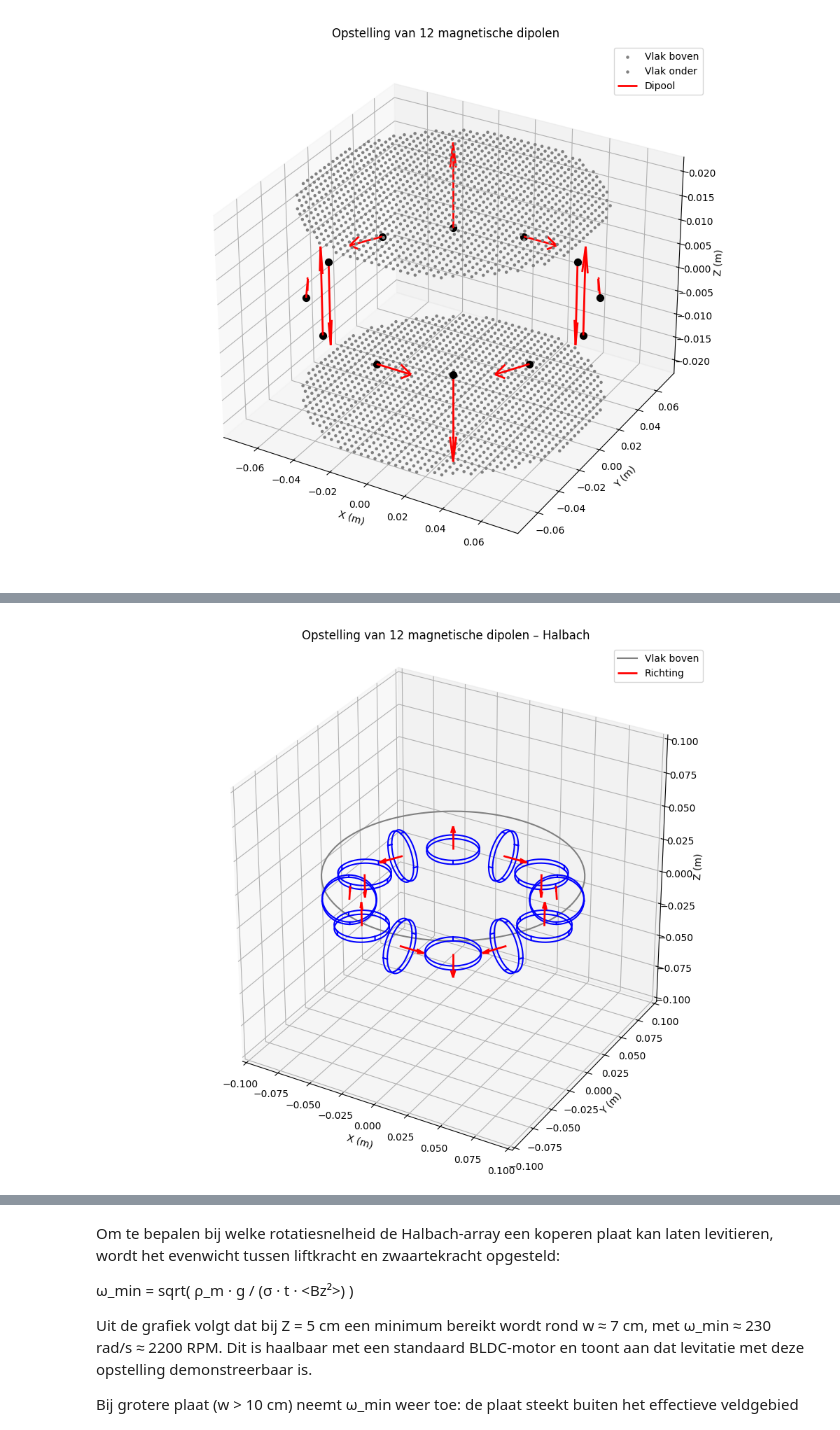
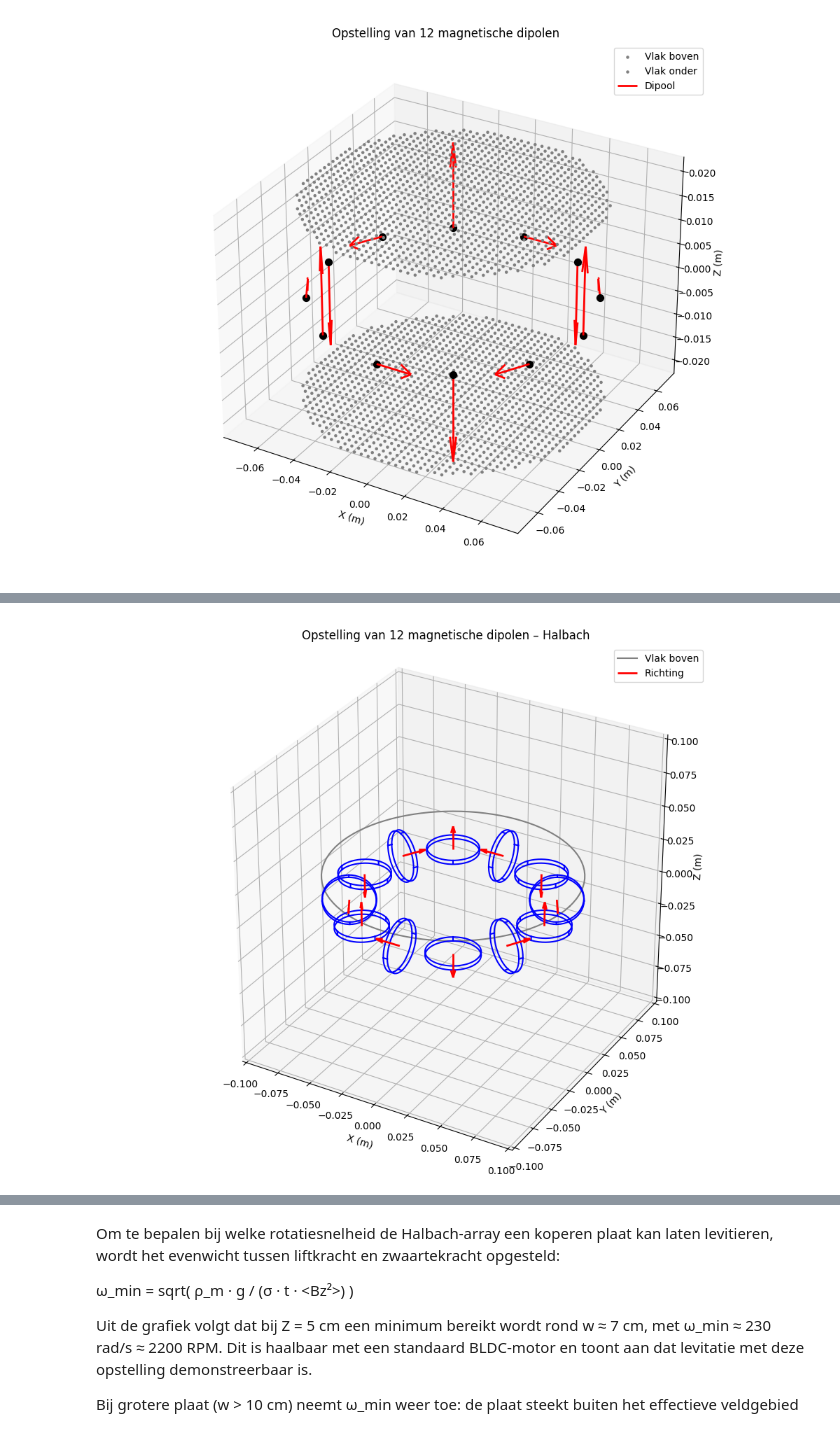
Before and after one commit to JensGroen/DEF-E, a Jupyter notebook: DEF eindproject simulatie en wiskundige benadering groep 15.ipynb, the cells around one changed output, grey strips where cells are left out. Saved outputs shown, nothing was run; the diff lists cells and outputs as text; code cells hidden in the pictures.

```diff
--- a/DEF eindproject simulatie en wiskundige benadering groep 15.ipynb
+++ b/DEF eindproject simulatie en wiskundige benadering groep 15.ipynb
@@ -232,7 +232,7 @@ configuratie_namen = {
     0: "Halbach",
     1: "Parallel",
 }
-configuratie = 1
+configuratie = 0
 
 # Magneet waardes
 rmag = 15*10**-3/2 # radius magneet
@@ -252,7 +252,7 @@ xo1 = 0
 yo1 = 0
 n1 = 40  # grid resolutie
 width1 = r*2.1
-z_plane1 = -0.02
+z_plane1 = 0.02
 
 # #fluxvlak 2
 
@@ -301,7 +301,7 @@ def Lokaalstelsel(theta, conf, p):
 
     """Parallel"""
     if conf == "Parallel":
-        nu_hat = -z_hat
+        nu_hat = z_hat
         s_hat   = r_hat
         t_hat   = phi_hat
 
@@ -466,7 +466,7 @@ rmag = 18e-3                     # straal magneet [m]
 hmag = 3e-3                      # hoogte magneet [m]
 n_magneet = 10                        # dipool-steekpunten per schijf
 Br   = 1.265                     # remanentie N35~N45 [T]
-p    = 3                         # Halbach harmonische
+p    = -3                         # Halbach harmonische
 
 # Afgeleid
 zmag = hmag / 2                  # halve hoogte [m]
@@ -512,7 +512,7 @@ def Lokaalstelsel(theta, conf, p):
         s_hat  = np.cross(nu_hat, t_hat)
 
     elif conf == "Parallel":
-        nu_hat = -z_hat
+        nu_hat = z_hat
         t_hat  = phi_hat
         s_hat  = r_hat
 
@@ -657,34 +657,34 @@ def plot_magneet_cilinder(ax, centrum, theta, rmag, zmag, color='blue'):
 
 
 fig = plt.figure(figsize=(10, 8))
 ax  = fig.add_subplot(111, projection='3d')
 
 plot_vlak(ax, z_boven, breedte / 2, color='grey', label='Vlak boven')
 # plot_vlak(ax, z_onder, breedte / 2, color='gray',  label='Vlak onder')
 
 for i in range(N):
     theta   = 2 * np.pi * i / N
     centrum = np.array([r * np.cos(theta), r * np.sin(theta), 0])
     nu_hat, *_ = Lokaalstelsel(theta, conf, p)
 
     plot_magneet_cilinder(ax, centrum, theta, rmag, zmag)
     ax.quiver(*centrum, *nu_hat, length=rmag, color='red',
               linewidth=2, label='Richting' if i == 0 else "")
 
 bereik = 1.5 * r
 ax.set_box_aspect([1, 1, 1])
 ax.set_xlim3d(-bereik, bereik)
 ax.set_ylim3d(-bereik, bereik)
 ax.set_zlim3d(-bereik, bereik)
 ax.set_xlabel('X (m)')
 ax.set_ylabel('Y (m)')
 ax.set_zlabel('Z (m)')
 ax.set_title(f'Opstelling van {N} magnetische dipolen – {conf}')
 ax.legend()
 plt.tight_layout()
 plt.show()
 # %% [output]
-[figure, old version]
+[figure, new version]
 # %%
 # Resolutie Magneet
 n_magneet = 8
```
Also changed, not shown: parts of 4 cells of this notebook.
